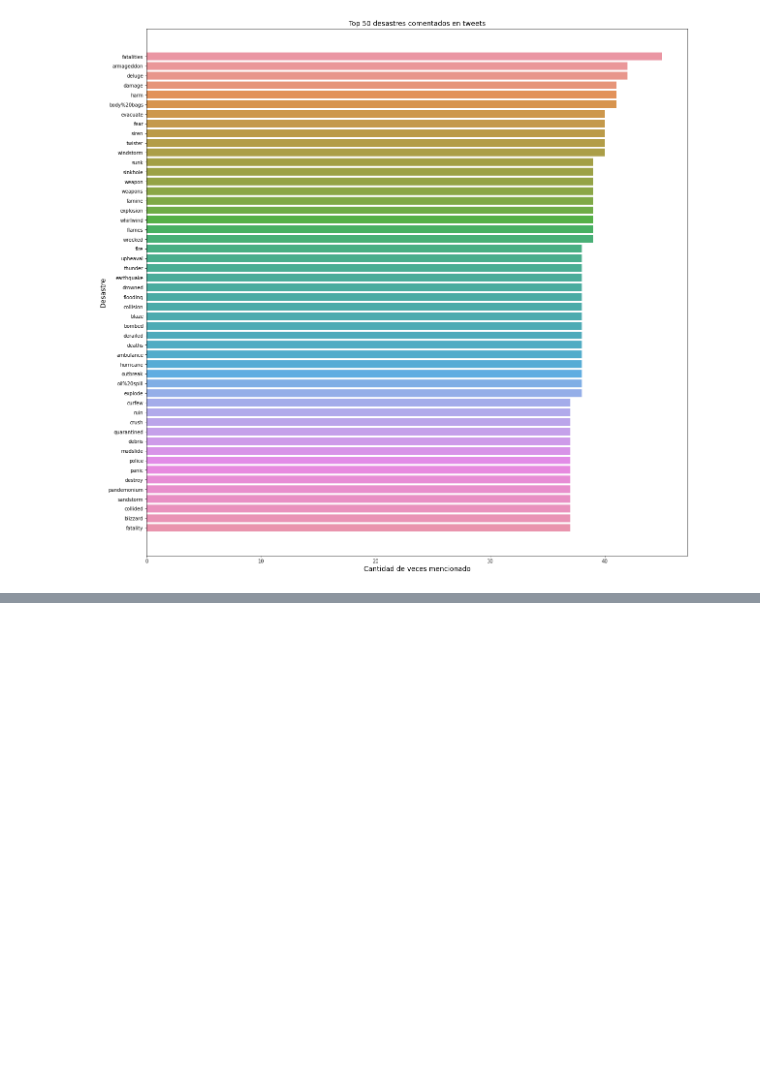
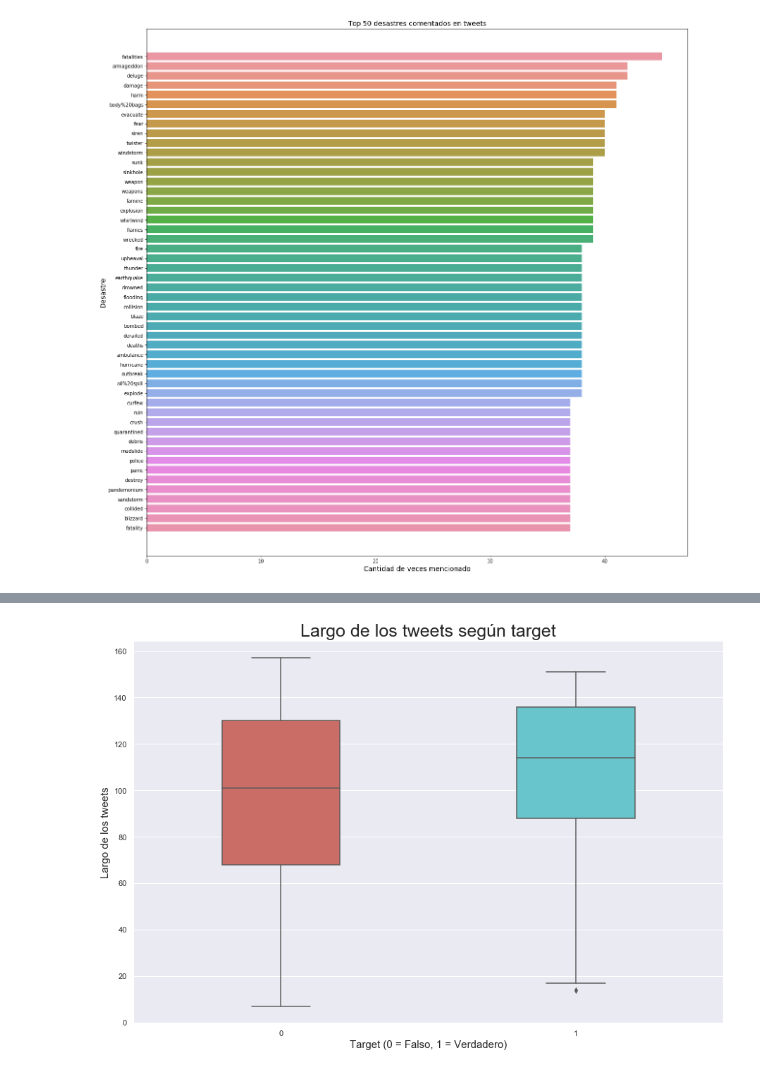
Before and after one commit to milemarchese/OrganizacionDeDatos, a Jupyter notebook: Análisis Exploratorio.ipynb, the cells around one changed output, grey strips where cells are left out. Saved outputs shown, nothing was run; the diff lists cells and outputs as text; code cells hidden in the pictures; blank space fills up the shorter version.

```diff
--- a/Análisis Exploratorio.ipynb
+++ b/Análisis Exploratorio.ipynb
@@ -100,0 +136,8 @@ grafico.plot()
+# %%
+g = sns.boxplot(x = 'target', y = 'length', data = tweets_length, palette = 'hls', width = 0.4)
+g.set_title("Largo de los tweets según target", fontsize = 25)
+g.set_xlabel("Target (0 = Falso, 1 = Verdadero)", fontsize = 15)
+g.set_ylabel("Largo de los tweets", fontsize = 15)
+sns.set(rc = {'figure.figsize' : (15,10)})
+# %% [output]
+[figure, added]
```
Also changed, not shown: parts of 11 cells of this notebook.
